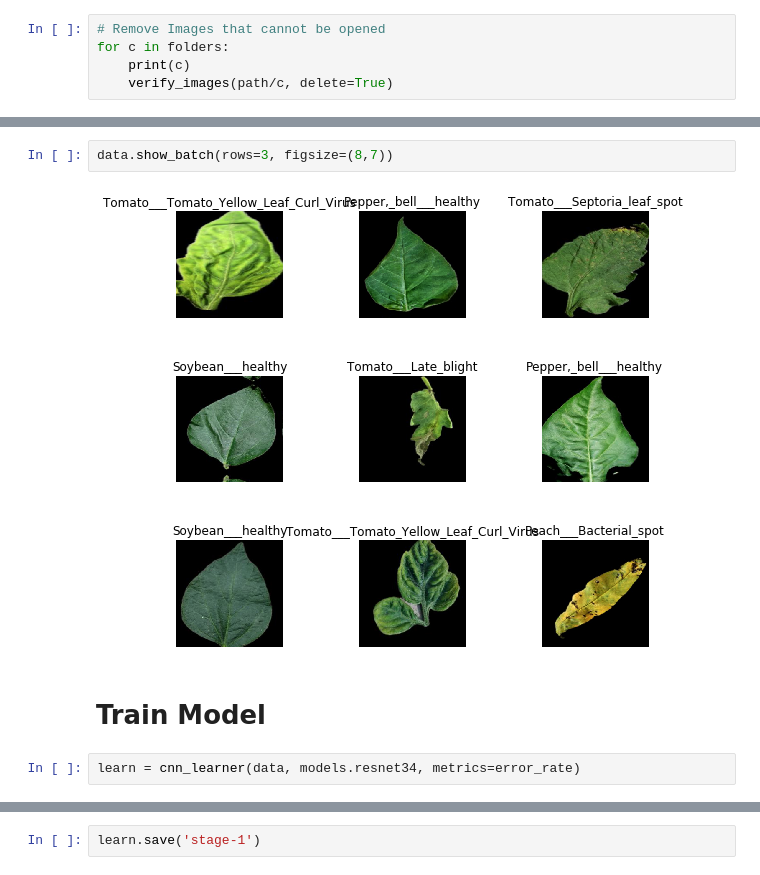
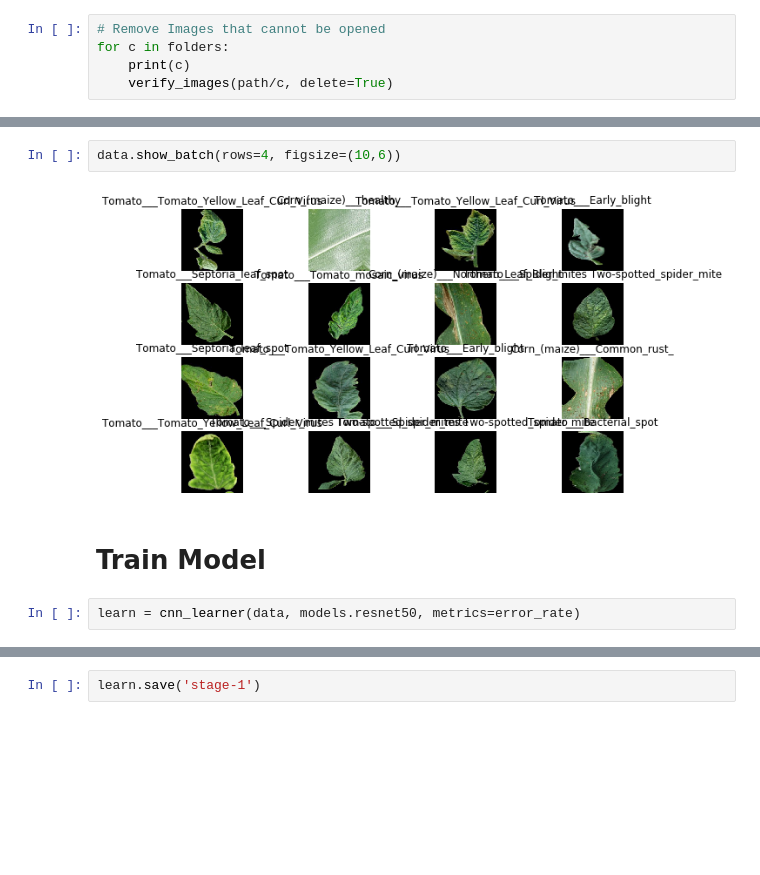
Before and after one commit to Zarrko/plant-diseases, a Jupyter notebook: models/Plant_Diseases_Detection.ipynb, the cells around one changed output, grey strips where cells are left out. Saved outputs shown, nothing was run; the diff lists cells and outputs as text; blank space fills up the shorter version.

Commit message:
feat(model-v4): changes in dataset

```diff
--- a/models/Plant_Diseases_Detection.ipynb
+++ b/models/Plant_Diseases_Detection.ipynb
@@ -68,13 +68,13 @@ data.classes
  'Tomato___Tomato_mosaic_virus',
  'Tomato___healthy']
 # %%
-data.show_batch(rows=3, figsize=(8,7))
+data.show_batch(rows=4, figsize=(10,6))
 # %% [output]
-[figure, old version]
+[figure, new version]
 # %% [markdown]
 # Train Model
 # %%
-learn = cnn_learner(data, models.resnet34, metrics=error_rate)
+learn = cnn_learner(data, models.resnet50, metrics=error_rate)
 # %%
 learn.fit_one_cycle(4)
 # %% [output]
```
Also changed, not shown: parts of 9 cells of this notebook, 1 other file.
